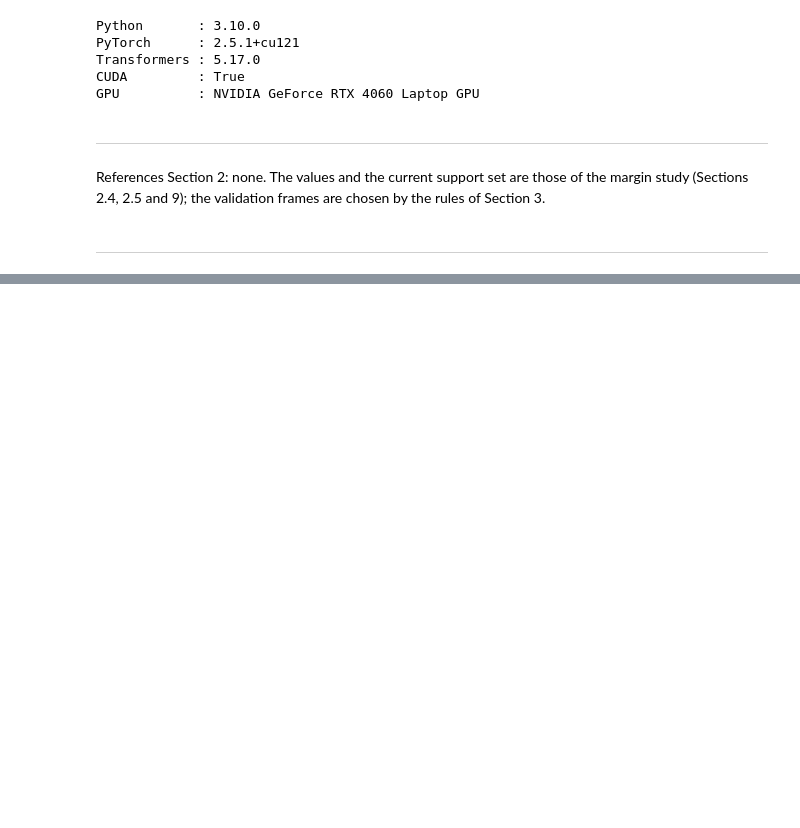
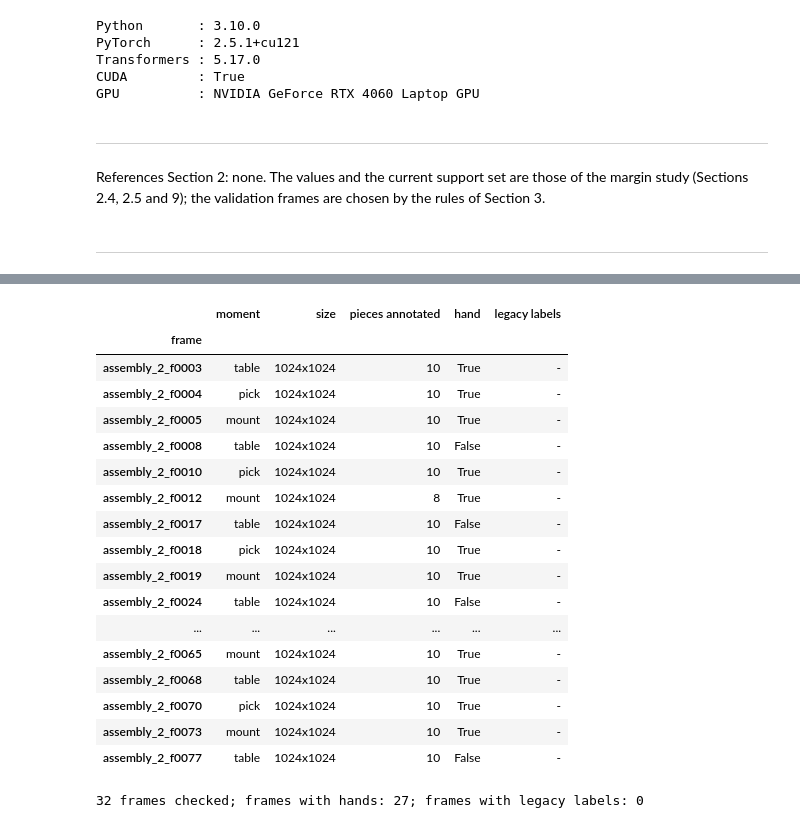
Before and after one commit to xrushofblood/vad_project, a Jupyter notebook: notebooks/phase_1_support_set_v2_study.ipynb, the cells around one changed output, grey strips where cells are left out. Saved outputs shown, nothing was run; the diff lists cells and outputs as text; code cells hidden in the pictures; blank space fills up the shorter version.

```diff
--- a/notebooks/phase_1_support_set_v2_study.ipynb
+++ b/notebooks/phase_1_support_set_v2_study.ipynb
@@ -348,0 +496,35 @@ References Section 2: none. The values and the current support set are those of
+# %%
+# 3.2 Annotation files: both files exist, sizes match, every label is an official class (check_annotation)
+rows = []
+for val in VALIDATION_FRAMES:
+    annotated = check_annotation(val["image_path"], val["json_path"])
+    with Image.open(val["image_path"]) as image:
+        width, height = image.size
+    rows.append({"frame": val["frame"], "moment": val["moment"], "size": f"{width}x{height}",
+                 "pieces annotated": len(annotated & PIECE_LABELS), "hand": HAND_LABEL in annotated,
+                 "legacy labels": ", ".join(sorted(annotated & LEGACY_LABELS)) or "-"})
+annotation_check = pd.DataFrame(rows).set_index("frame")
+display(annotation_check)
+assert (annotation_check["size"] == "1024x1024").all()
+print(f"{len(annotation_check)} frames checked; frames with hands: {annotation_check['hand'].sum()}; "
+      f"frames with legacy labels: {(annotation_check['legacy labels'] != '-').sum()}")
+# %% [output]
+|  | moment | size | pieces annotated | hand | legacy labels |
+| frame |  |  |  |  |  |
+| assembly_2_f0003 | table | 1024x1024 | 10 | True | - |
+| assembly_2_f0004 | pick | 1024x1024 | 10 | True | - |
+| assembly_2_f0005 | mount | 1024x1024 | 10 | True | - |
+| assembly_2_f0008 | table | 1024x1024 | 10 | False | - |
+| assembly_2_f0010 | pick | 1024x1024 | 10 | True | - |
+| assembly_2_f0012 | mount | 1024x1024 | 8 | True | - |
+| assembly_2_f0017 | table | 1024x1024 | 10 | False | - |
+| assembly_2_f0018 | pick | 1024x1024 | 10 | True | - |
+| assembly_2_f0019 | mount | 1024x1024 | 10 | True | - |
+| assembly_2_f0024 | table | 1024x1024 | 10 | False | - |
+| ... | ... | ... | ... | ... | ... |
+| assembly_2_f0065 | mount | 1024x1024 | 10 | True | - |
+| assembly_2_f0068 | table | 1024x1024 | 10 | True | - |
+| assembly_2_f0070 | pick | 1024x1024 | 10 | True | - |
+| assembly_2_f0073 | mount | 1024x1024 | 10 | True | - |
+| assembly_2_f0077 | table | 1024x1024 | 10 | False | - |
+32 frames checked; frames with hands: 27; frames with legacy labels: 0
```
Also changed, not shown: parts of 11 cells of this notebook.
